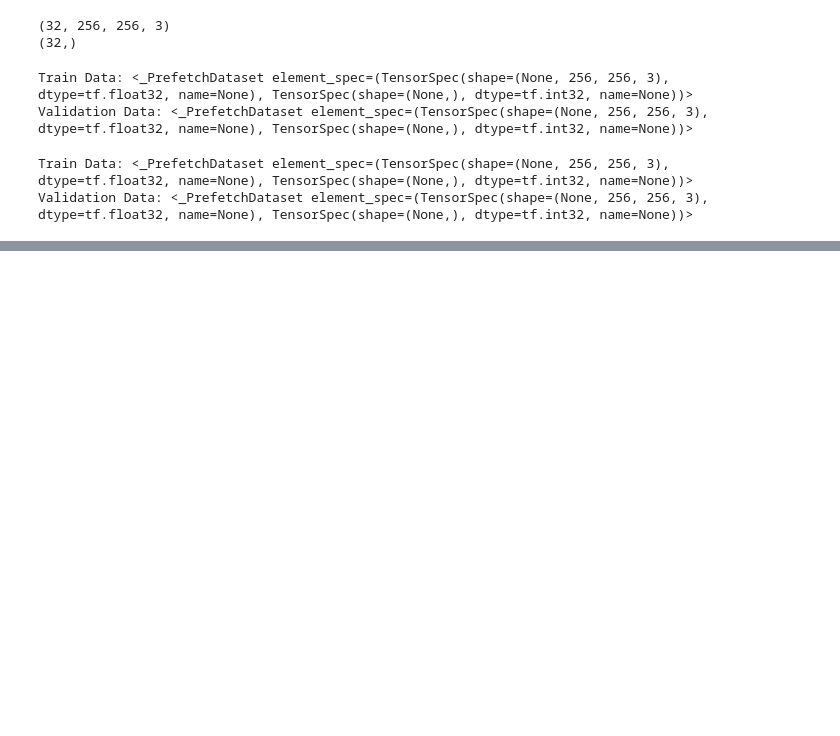
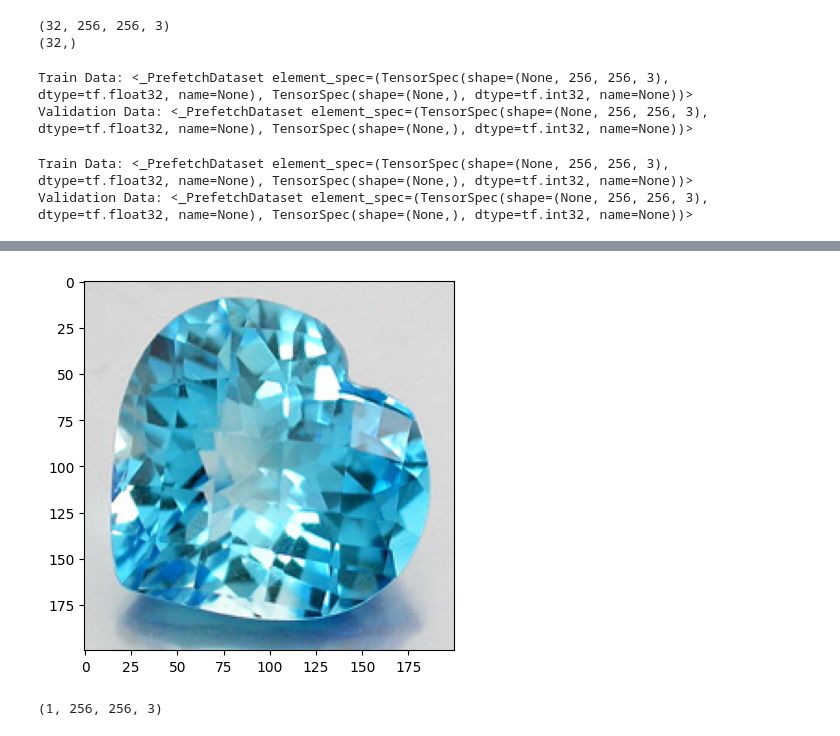
Before and after one commit to ShehanAnnasiwatta/DL-Assignment-Y4S1, a Jupyter notebook: Change_To_GemIdentifier.ipynb, the cells around one changed output, grey strips where cells are left out. Drawn from its saved outputs; the diff is of its cells as text; code cells hidden in the pictures; blank space fills up the shorter version.

```diff
--- a/Change_To_GemIdentifier.ipynb
+++ b/Change_To_GemIdentifier.ipynb
@@ -224,9 +242,11 @@ history = model.fit(train_data,
 import cv2
 # %%
 #Add open cv to read the image
-image=cv2.imread('/content/images (1).jpg')
+image=cv2.imread('/content/gemstones-images/test/Citrine/citrine_3.jpg')
 plt.imshow(image)  #Show the testing image
 plt.show()
+# %% [output]
+[figure, added]
 # %%
 #create the image resize
 resized_image=tf.image.resize(image,IMAGE_SIZE)
@@ -234,6 +254,8 @@ scaled_image=resized_image/255
 # %%
 #Create image as (1,128,128,3)
 np.expand_dims(scaled_image,0).shape
+# %% [output]
+(1, 256, 256, 3)
 # %%
 #Expand the dimensions
 
```
Also changed, not shown: parts of 7 cells of this notebook.
